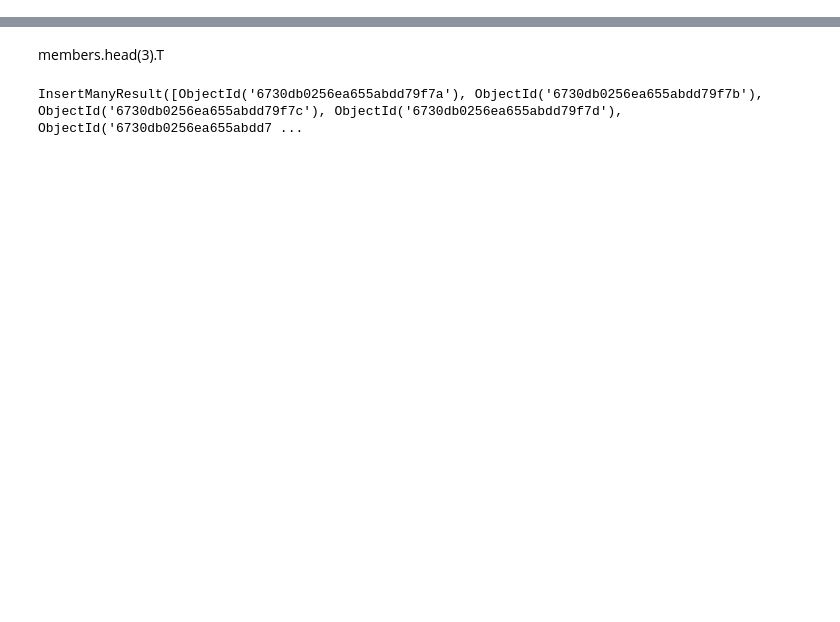
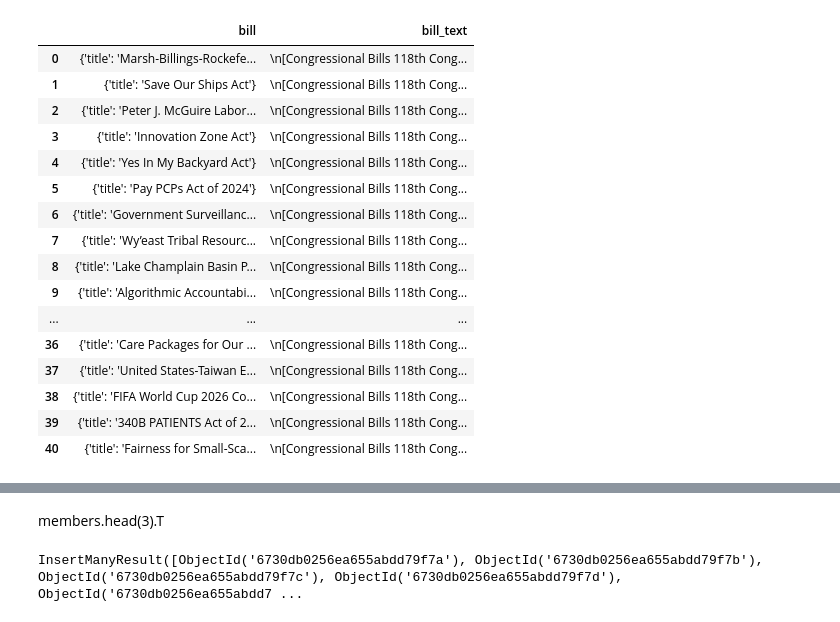
Before and after one commit to clarencew0083/contrans2024, a Jupyter notebook: sandbox.ipynb, the cells around one changed output, grey strips where cells are left out. Saved outputs shown, nothing was run; the diff lists cells and outputs as text; code cells hidden in the pictures; blank space fills up the shorter version.

Commit message:
Added bill text and data to Mongo

```diff
--- a/sandbox.ipynb
+++ b/sandbox.ipynb
@@ -11,3 +11,5 @@ postgres_password = os.getenv('POSTGRES_PASSWORD')
 # %%
 ct = contrans()
 congresskey = os.getenv('congresskey')
+# %%
+mongo_bills = ct.connect_to_mongo(from_scratch =True)
@@ -13,0 +49,20 @@ congresskey = os.getenv('congresskey')
+# %%
+ct.query_mongo_search_engine(mongo_bills, 'bill_text', 'historical ships', columns={'bill.title':1, 'bill_text':1, '_id':0})
+# %% [output]
+|  | bill | bill_text |
+| 0 | {'title': 'Marsh-Billings-Rockefe... | \n[Congressional Bills 118th Cong... |
+| 1 | {'title': 'Save Our Ships Act'} | \n[Congressional Bills 118th Cong... |
+| 2 | {'title': 'Peter J. McGuire Labor... | \n[Congressional Bills 118th Cong... |
+| 3 | {'title': 'Innovation Zone Act'} | \n[Congressional Bills 118th Cong... |
+| 4 | {'title': 'Yes In My Backyard Act'} | \n[Congressional Bills 118th Cong... |
+| 5 | {'title': 'Pay PCPs Act of 2024'} | \n[Congressional Bills 118th Cong... |
+| 6 | {'title': 'Government Surveillanc... | \n[Congressional Bills 118th Cong... |
+| 7 | {'title': 'Wy’east Tribal Resourc... | \n[Congressional Bills 118th Cong... |
+| 8 | {'title': 'Lake Champlain Basin P... | \n[Congressional Bills 118th Cong... |
+| 9 | {'title': 'Algorithmic Accountabi... | \n[Congressional Bills 118th Cong... |
+| ... | ... | ... |
+| 36 | {'title': 'Care Packages for Our ... | \n[Congressional Bills 118th Cong... |
+| 37 | {'title': 'United States-Taiwan E... | \n[Congressional Bills 118th Cong... |
+| 38 | {'title': 'FIFA World Cup 2026 Co... | \n[Congressional Bills 118th Cong... |
+| 39 | {'title': '340B PATIENTS Act of 2... | \n[Congressional Bills 118th Cong... |
+| 40 | {'title': 'Fairness for Small-Sca... | \n[Congressional Bills 118th Cong... |
```
Also changed, not shown: parts of 6 cells of this notebook, 2 other files.
